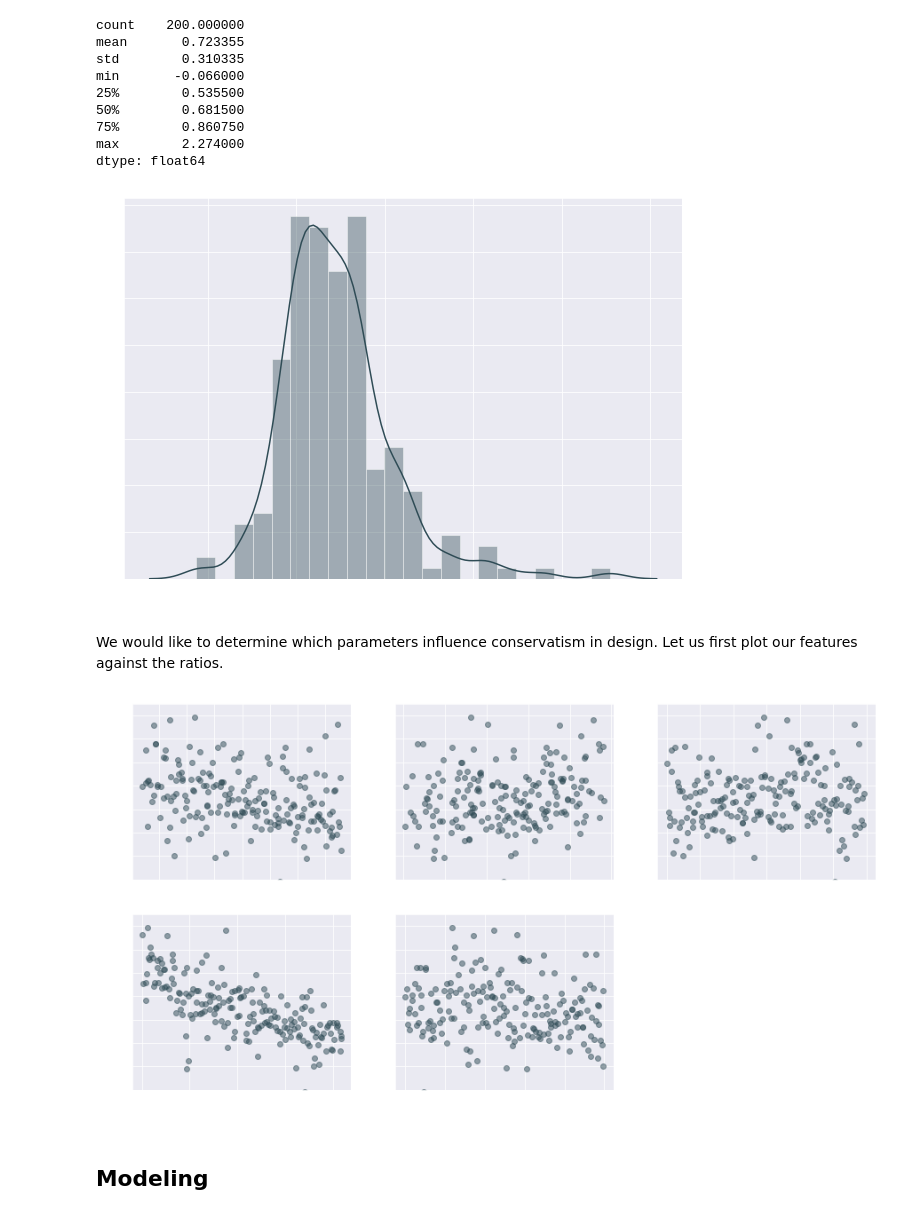
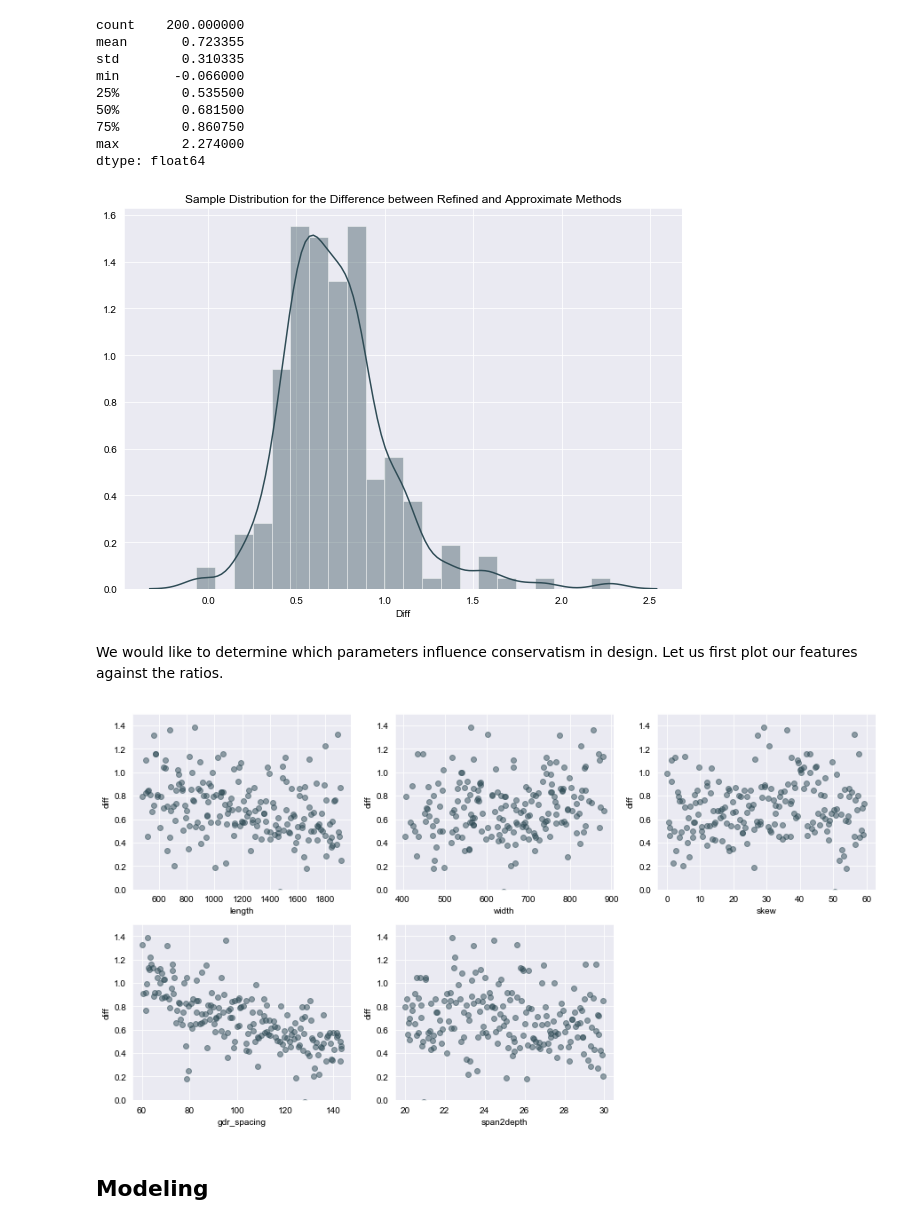
Before and after one commit to nromano7/regression-time-series-stat596, a Jupyter notebook: 596Project.ipynb, the cells around one changed output. Saved outputs shown, nothing was run; the diff lists cells and outputs as text; code cells hidden in the pictures.

```diff
--- a/596Project.ipynb
+++ b/596Project.ipynb
@@ -15,7 +15,7 @@ import seaborn as sns
 from IPython.core.interactiveshell import InteractiveShell
 
 # notebook settings
-txt_color = "white"
+txt_color = "black"
 InteractiveShell.ast_node_interactivity = "all"
 figsize = (10,7)
 sns.set_style("darkgrid", {'xtick.color':txt_color, 'ytick.color':txt_color})
@@ -140,9 +140,10 @@ dtype: float64
 # %%
 fig, ax = plt.subplots(figsize=figsize)
 sns.distplot(diff, ax=ax)
-ax.set_xlabel("Diff", color="white");
+ax.set_xlabel("Diff", color=txt_color);
+ax.set_title("Sample Distribution for the Difference between Refined and Approximate Methods", color=txt_color);
 # %% [output]
-[figure, old version]
+[figure, new version]
 # %% [markdown]
 We would like to determine which parameters influence conservatism in design. Let us first plot our features against the ratios.
 # %%
@@ -159,7 +160,7 @@ for i in range(ax.shape[0]):
         else:
             _ = ax[i,j].axis('off');
 # %% [output]
-[figure, old version]
+[figure, new version]
 # %% [markdown]
 ## Modeling
 # %%
```
Also changed, not shown: parts of 22 cells of this notebook.
